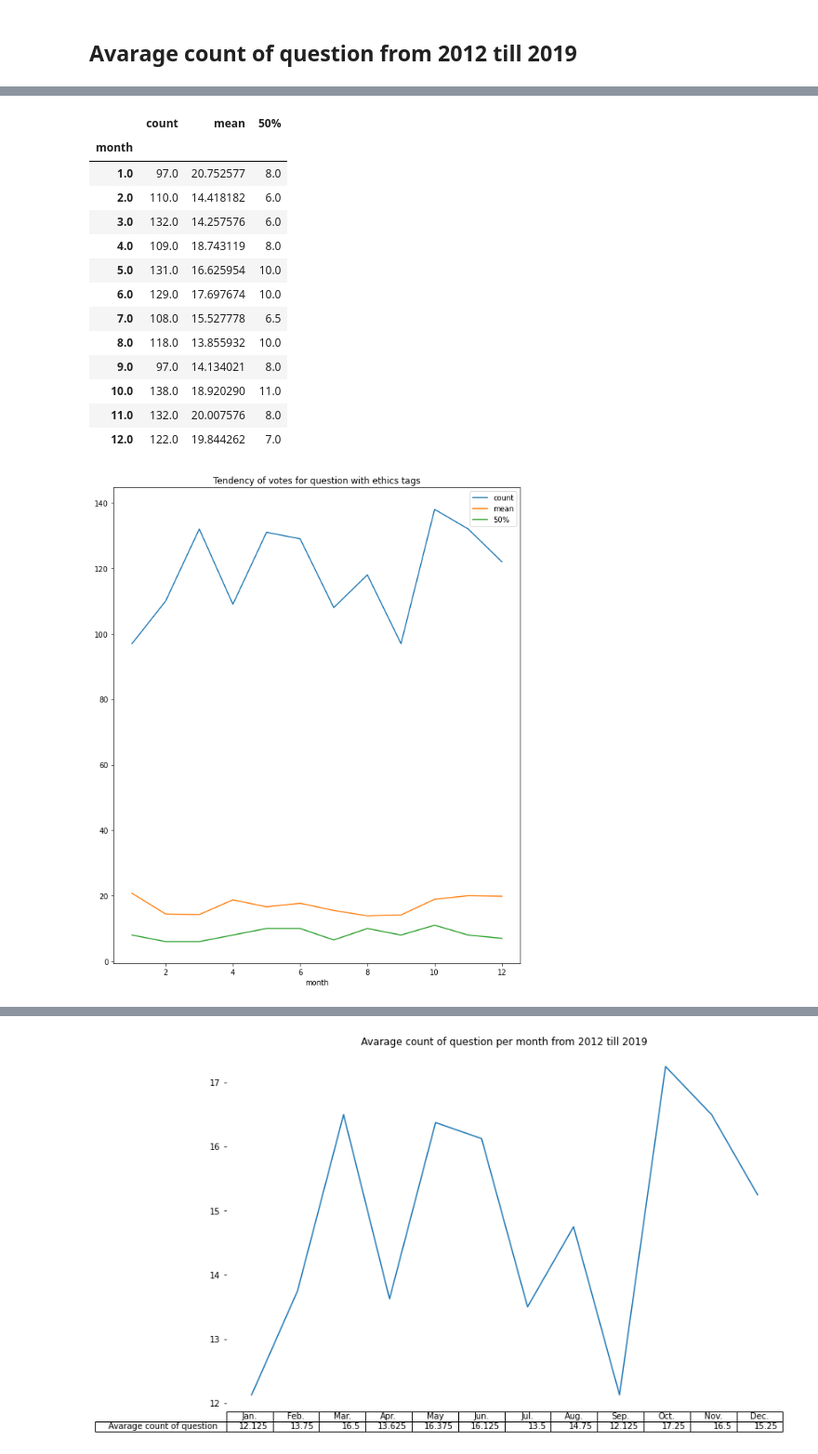
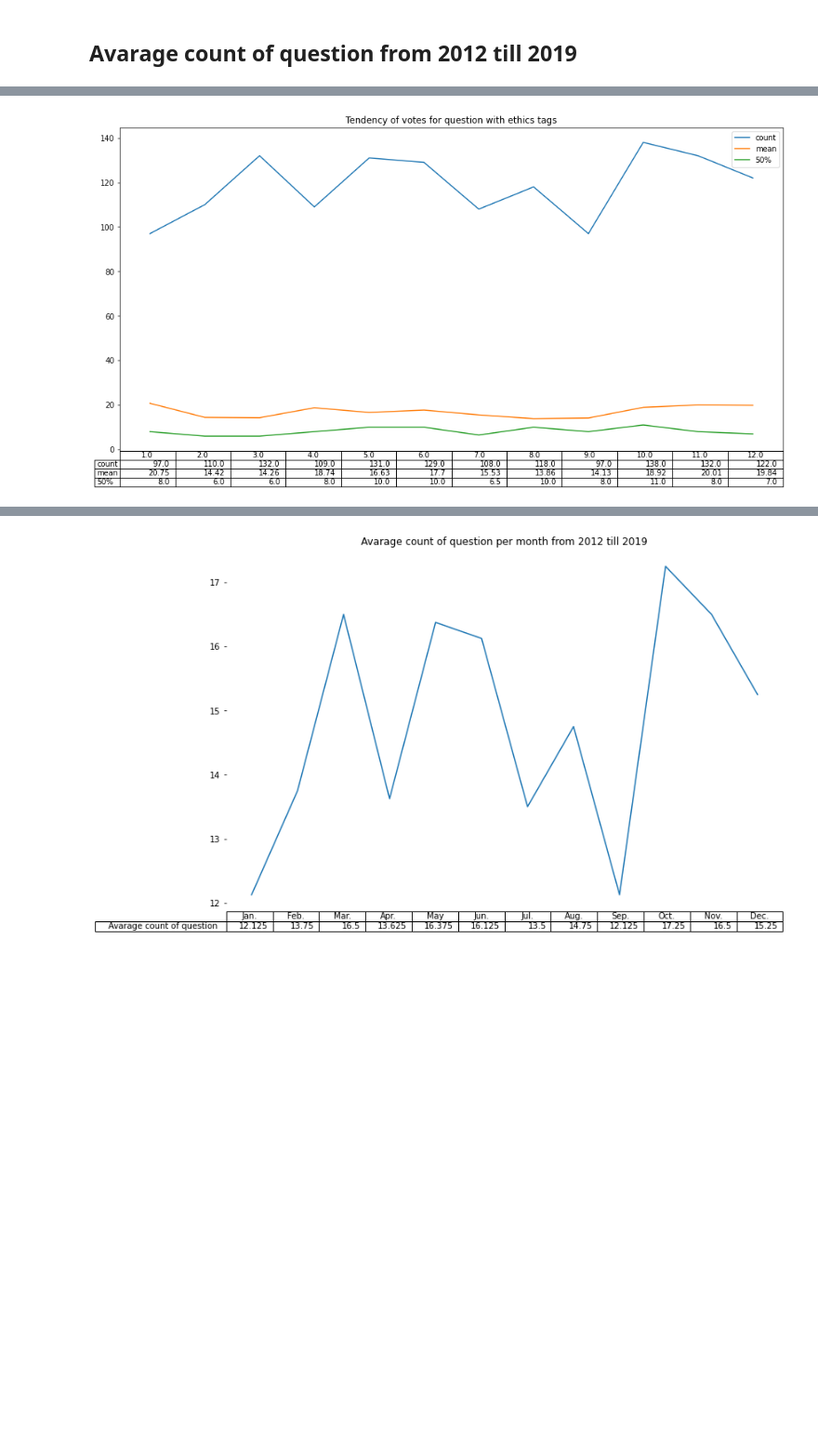
Before and after one commit to xdragolo/topicGroupsAndTimeframesIdentification, a Jupyter notebook: Data_Analysis/general_overview.ipynb, the cells around one changed output, grey strips where cells are left out. Shown at 93% size. Drawn from its saved outputs; the diff is of its cells as text; code cells hidden in the pictures; blank space fills up the shorter version.

```diff
--- a/Data_Analysis/general_overview.ipynb
+++ b/Data_Analysis/general_overview.ipynb
@@ -67,23 +67,15 @@ MultiIndex([(        'votes', 'count'),
             (        'views',   'max')],
            )
 # %%
-limited_statistics['votes'][['count','mean','50%']].plot(figsize=(10,12), title='Tendency of votes for question with ethics tags')
+import numpy as np
+fig, ax = plt.subplots(1, 1, figsize=(16, 8))
+
+x_axis = ax.axes.get_xaxis()
+ax.xaxis.tick_top()
+x_axis.set_visible(False)
+d = limited_statistics['votes'][['count','mean','50%']]
+d.plot(ax=ax, title='Tendency of votes for question with ethics tags', table = np.round(d.T,2))
 plt.savefig('./figures/tendency_of_votes_ethic.png', bbox_inches = 'tight')
-limited_statistics['votes'][['count','mean','50%']]
 # %% [output]
-|  | count | mean | 50% |
-| month |  |  |  |
-| 1.0 | 97.0 | 20.752577 | 8.0 |
-| 2.0 | 110.0 | 14.418182 | 6.0 |
-| 3.0 | 132.0 | 14.257576 | 6.0 |
-| 4.0 | 109.0 | 18.743119 | 8.0 |
-| 5.0 | 131.0 | 16.625954 | 10.0 |
-| 6.0 | 129.0 | 17.697674 | 10.0 |
-| 7.0 | 108.0 | 15.527778 | 6.5 |
-| 8.0 | 118.0 | 13.855932 | 10.0 |
-| 9.0 | 97.0 | 14.134021 | 8.0 |
-| 10.0 | 138.0 | 18.920290 | 11.0 |
-| 11.0 | 132.0 | 20.007576 | 8.0 |
-| 12.0 | 122.0 | 19.844262 | 7.0 |
-[figure, old version]
+[figure, new version]
 # %%
```
Also changed, not shown: parts of 24 cells of this notebook, 37 other files.
